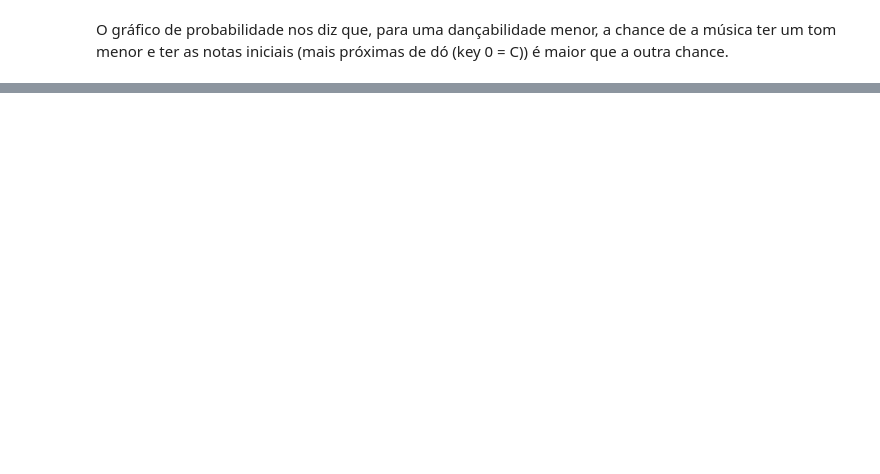
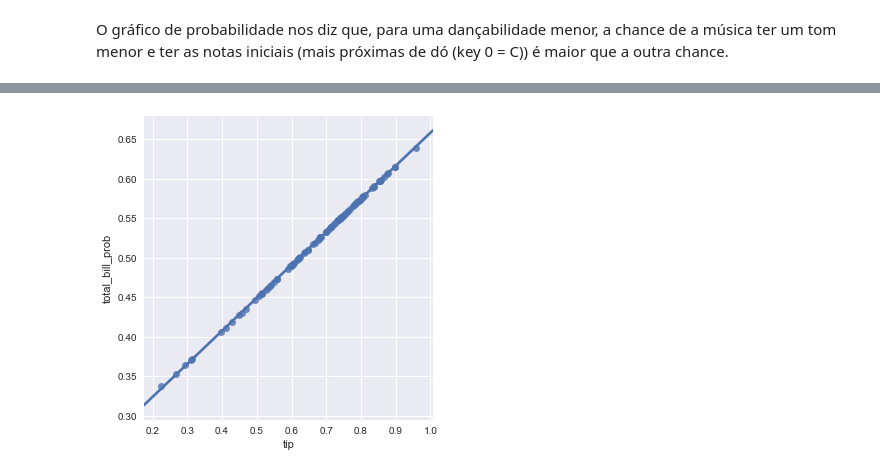
Before and after one commit to R09090909/Projeto3-cd, a Jupyter notebook: Projeto-3-CD-rascunho.ipynb, the cells around one changed output, grey strips where cells are left out. Drawn from its saved outputs; the diff is of its cells as text; code cells hidden in the pictures; blank space fills up the shorter version.

```diff
--- a/Projeto-3-CD-rascunho.ipynb
+++ b/Projeto-3-CD-rascunho.ipynb
@@ -212,0 +210,5 @@ A primeira coluna
+# %%
+#grafico da probabilidade direto da classe de cima (tom maior)
+g = sns.lmplot(x='tip', y='total_bill_prob', data=tips)
+# %% [output]
+[figure, added]
```
Also changed, not shown: parts of 14 cells of this notebook, 2 other files.
